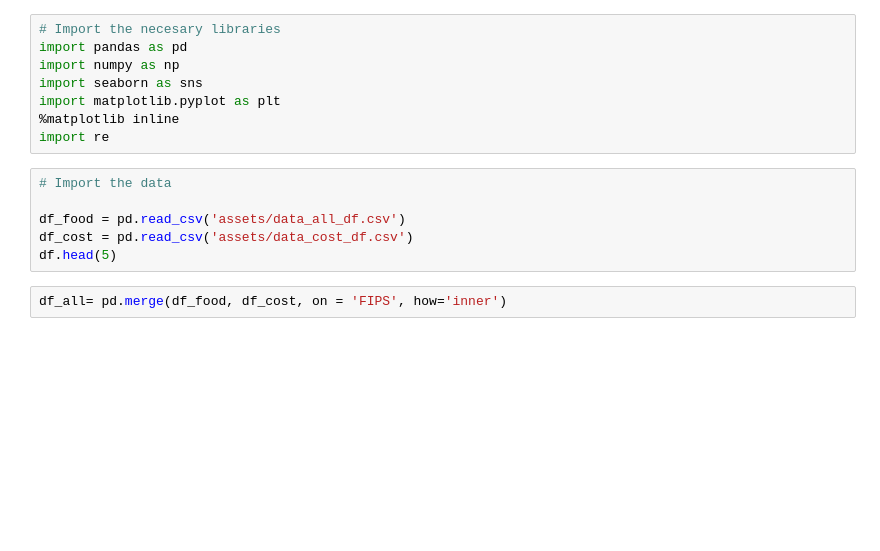
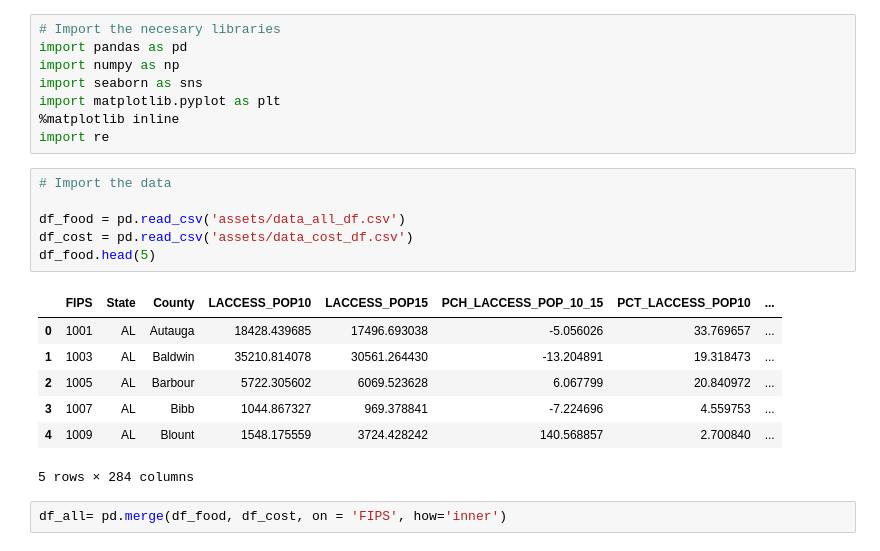
Before and after one commit to MPdeM/food_access, a Jupyter notebook: food_access.ipynb, the cells around one changed output. Saved outputs shown, nothing was run; the diff lists cells and outputs as text; blank space fills up the shorter version.

```diff
--- a/food_access.ipynb
+++ b/food_access.ipynb
@@ -24,9 +24,17 @@ import re
 # %%
 # Import the data
 
 df_food = pd.read_csv('assets/data_all_df.csv')
 df_cost = pd.read_csv('assets/data_cost_df.csv')
-df.head(5)
+df_food.head(5)
+# %% [output]
+|  | FIPS | State | County | LACCESS_POP10 | LACCESS_POP15 | PCH_LACCESS_POP_10_15 | PCT_LACCESS_POP10 | ... |
+| 0 | 1001 | AL | Autauga | 18428.439685 | 17496.693038 | -5.056026 | 33.769657 | ... |
+| 1 | 1003 | AL | Baldwin | 35210.814078 | 30561.264430 | -13.204891 | 19.318473 | ... |
+| 2 | 1005 | AL | Barbour | 5722.305602 | 6069.523628 | 6.067799 | 20.840972 | ... |
+| 3 | 1007 | AL | Bibb | 1044.867327 | 969.378841 | -7.224696 | 4.559753 | ... |
+| 4 | 1009 | AL | Blount | 1548.175559 | 3724.428242 | 140.568857 | 2.700840 | ... |
+5 rows × 284 columns
 # %%
 df_all= pd.merge(df_food, df_cost, on = 'FIPS', how='inner')
 # %% [markdown]
```
Also changed, not shown: parts of 14 cells of this notebook, 2 other files.
